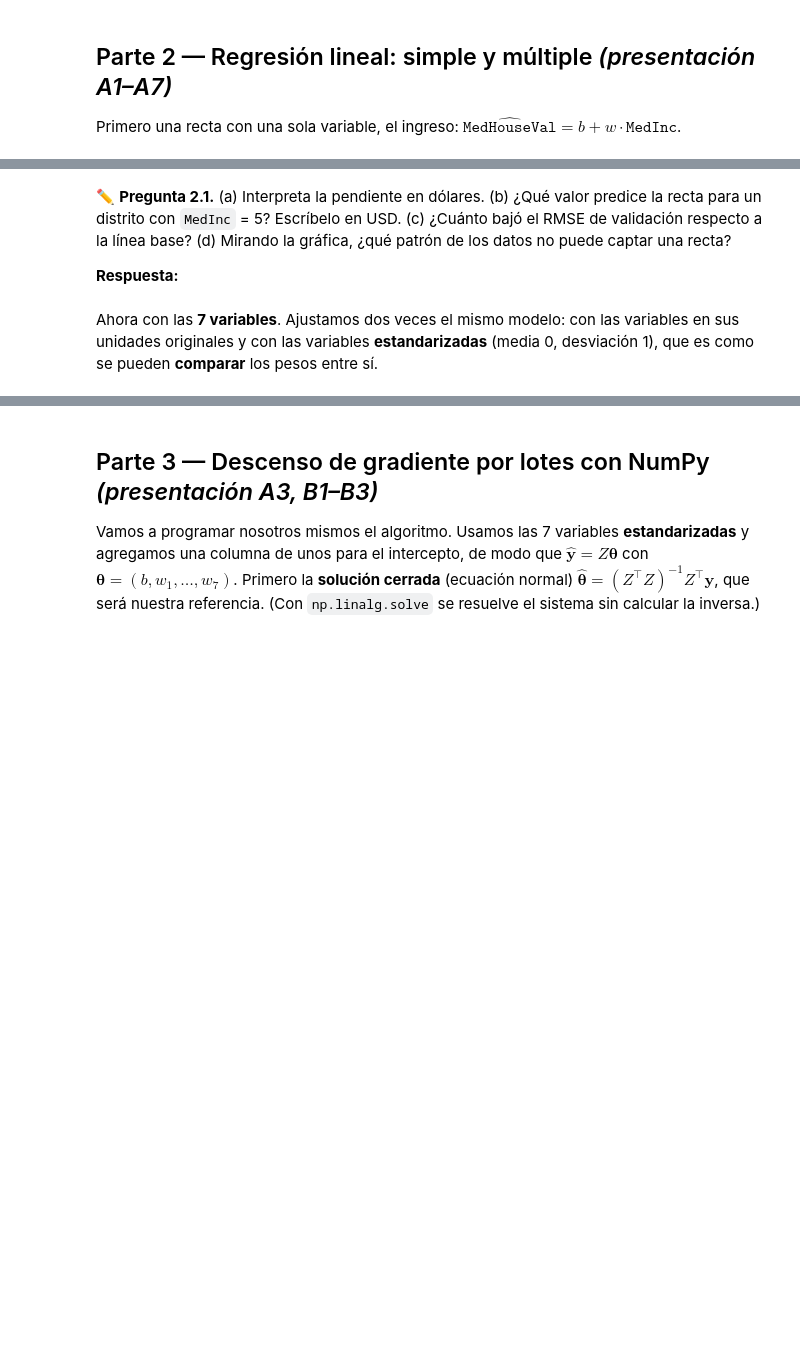
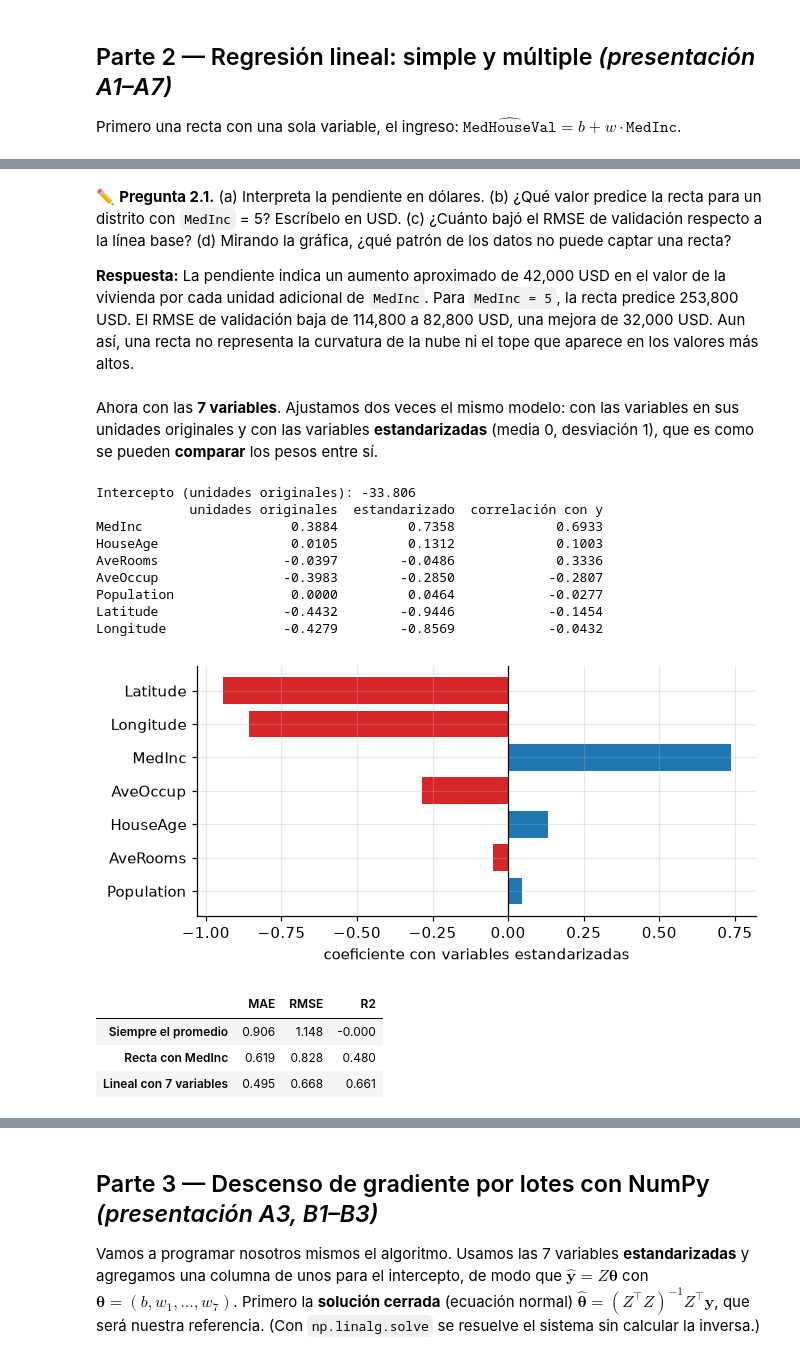
Before and after one commit to galaxiahfast/aprendizaje-supervisado-uady, a Jupyter notebook: tareas-practicas/practicas-clase/practica-04-regresion-lineal-polinomial/practica-04-regresion-lineal-polinomial.ipynb, the cells around one changed output, grey strips where cells are left out. Saved outputs shown, nothing was run; the diff lists cells and outputs as text; code cells hidden in the pictures; blank space fills up the shorter version.

```diff
--- a/tareas-practicas/practicas-clase/practica-04-regresion-lineal-polinomial/practica-04-regresion-lineal-polinomial.ipynb
+++ b/tareas-practicas/practicas-clase/practica-04-regresion-lineal-polinomial/practica-04-regresion-lineal-polinomial.ipynb
@@ -112,26 +137,41 @@ pd.DataFrame(tabla_cv).T.round(3)
 # %% [markdown]
 ✏️ **Pregunta 2.1.** (a) Interpreta la pendiente en dólares. (b) ¿Qué valor predice la recta para un distrito con `MedInc` = 5? Escríbelo en USD. (c) ¿Cuánto bajó el RMSE de validación respecto a la línea base? (d) Mirando la gráfica, ¿qué patrón de los datos no puede captar una recta?
 
-**Respuesta:**
+**Respuesta:** La pendiente indica un aumento aproximado de 42,000 USD en el valor de la vivienda por cada unidad adicional de `MedInc`. Para `MedInc = 5`, la recta predice 253,800 USD. El RMSE de validación baja de 114,800 a 82,800 USD, una mejora de 32,000 USD. Aun así, una recta no representa la curvatura de la nube ni el tope que aparece en los valores más altos.
 # %% [markdown]
 Ahora con las **7 variables**. Ajustamos dos veces el mismo modelo: con las variables en sus unidades originales y con las variables **estandarizadas** (media 0, desviación 1), que es como se pueden **comparar** los pesos entre sí.
 # %%
-multiple = ...     # ✏️ LinearRegression().fit(Xtr, ytr)
+multiple = LinearRegression().fit(Xtr, ytr)
 estandar = make_pipeline(StandardScaler(), LinearRegression()).fit(Xtr, ytr)
 
 coefs = pd.DataFrame({"unidades originales": multiple.coef_,
                       "estandarizado": estandar[-1].coef_,
                       "correlación con y": [np.corrcoef(Xtr[v], ytr)[0, 1] for v in VARIABLES]},
                      index=VARIABLES).round(4)
 print("Intercepto (unidades originales):", round(multiple.intercept_, 3))
 print(coefs.to_string())
 tabla_cv["Lineal con 7 variables"] = evalua_cv(LinearRegression())
 
 fig, ax = plt.subplots(figsize=(6.2, 3.0))
 orden = coefs["estandarizado"].abs().sort_values().index
 ax.barh(orden, coefs.loc[orden, "estandarizado"], color=["C0" if v > 0 else "C3" for v in coefs.loc[orden, "estandarizado"]])
 ax.axvline(0, color="k", lw=0.8); ax.set_xlabel("coeficiente con variables estandarizadas"); plt.tight_layout(); plt.show()
 pd.DataFrame(tabla_cv).T.round(3)
+# %% [output]
+Intercepto (unidades originales): -33.806
+            unidades originales  estandarizado  correlación con y
+MedInc                   0.3884         0.7358             0.6933
+HouseAge                 0.0105         0.1312             0.1003
+AveRooms                -0.0397        -0.0486             0.3336
+AveOccup                -0.3983        -0.2850            -0.2807
+Population               0.0000         0.0464            -0.0277
+Latitude                -0.4432        -0.9446            -0.1454
+Longitude               -0.4279        -0.8569            -0.0432
+[figure, added]
+|  | MAE | RMSE | R2 |
+| Siempre el promedio | 0.906 | 1.148 | -0.000 |
+| Recta con MedInc | 0.619 | 0.828 | 0.480 |
+| Lineal con 7 variables | 0.495 | 0.668 | 0.661 |
 # %% [markdown]
 ✏️ **Pregunta 2.2.** (a) Con las variables estandarizadas, ¿cuáles son las tres que más pesan y con qué signo? ¿Qué significa el signo negativo de `Latitude` y `Longitude`? (b) ¿Por qué el coeficiente de `Population` en unidades originales es casi 0? ¿Quiere decir que no importa? (c) Compara el signo del coeficiente de `AveRooms` con el de su correlación con $y$. ¿Por qué pueden ser distintos? (Pista: «manteniendo fijas las demás»). (d) ¿Cuánto mejoró el RMSE de validación al pasar de 1 a 7 variables?
 
```
Also changed, not shown: parts of 27 cells of this notebook, 4 other files.
